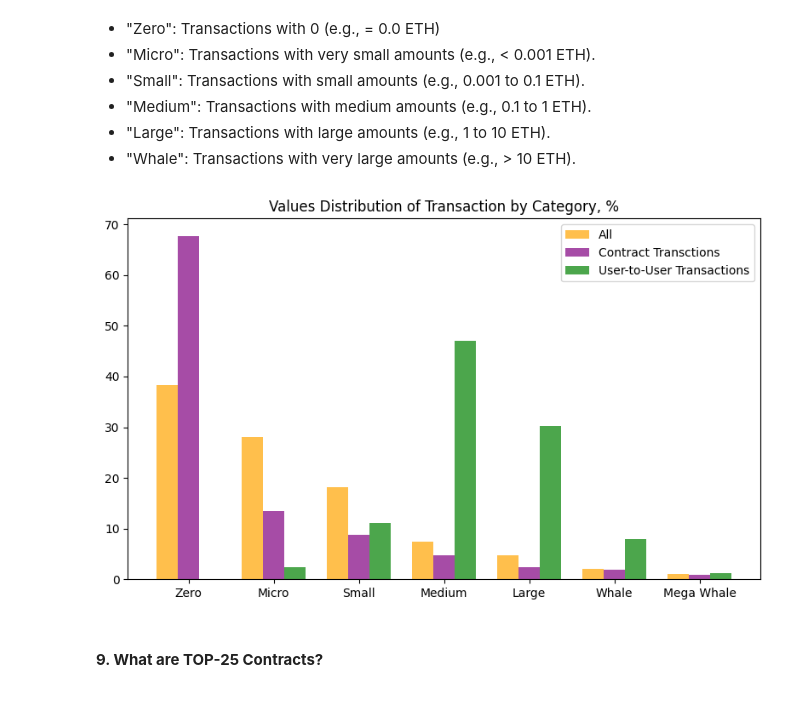
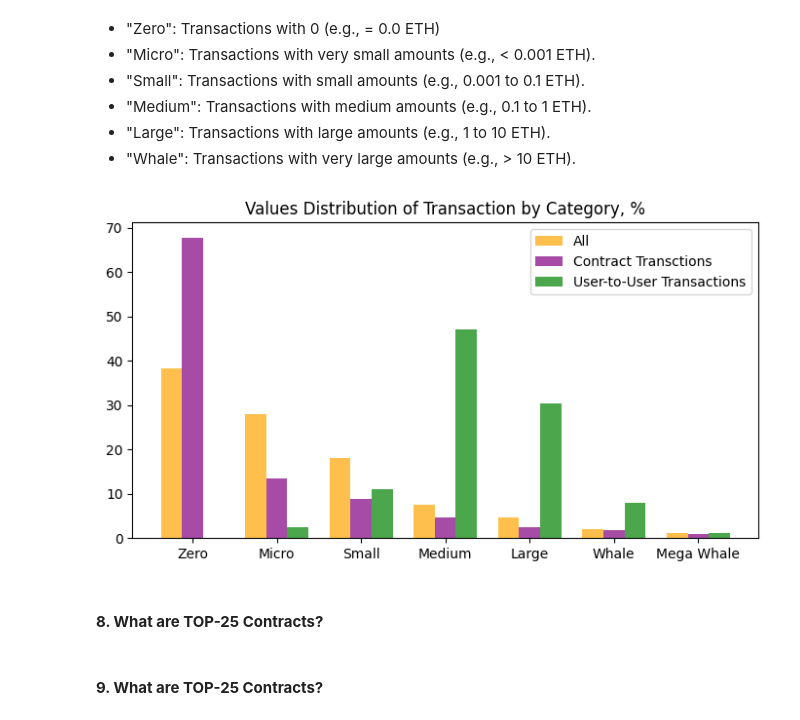
Before and after one commit to diachkina/blockchain_ethereum_project, a Jupyter notebook: ethereum_analysis.ipynb, the cells around one changed output. Cells and saved outputs as stored; diff of their text form; code cells hidden in the pictures.

Commit message:
Values Distribution of Transaction by Category__

```diff
--- a/ethereum_analysis.ipynb
+++ b/ethereum_analysis.ipynb
@@ -237,4 +242,3 @@ plt.show()
 # %%
-df['value'] = pd.to_numeric(df['value'], errors='coerce')
-median_value = df[df['transactions_purpose'] == 'User-to-User'].value.median()
+user_to_user_median_value = df[df['transactions_purpose'] == 'User-to-User'].value.median()
 # %% [markdown]
@@ -273,31 +289,33 @@ contract_value_category_perc = df[df['transactions_purpose'] == 'Contract']['val
 # %%
 import numpy as np
 
 categories = ['Zero', 'Micro', 'Small', 'Medium', 'Large', 'Whale', 'Mega Whale']
 
 index = np.arange(len(categories))
 bar_width = 0.25
 
 user_to_user_value_category_perc = (
     user_to_user_value_category_perc
     .reindex(categories, fill_value=0)
 )
 
-plt.figure(figsize=(8, 5))
+plt.figure(figsize=(7, 4))
 
 plt.bar(index - bar_width, general_value_category_perc, bar_width, label='All', color='orange', alpha=0.7)
 plt.bar(index, contract_value_category_perc, bar_width, label='Contract Transctions', color='purple', alpha=0.7)
 plt.bar(index + bar_width, user_to_user_value_category_perc, bar_width, label='User-to-User Transactions', color='green', alpha=0.7)
 
 
 plt.xticks(index, categories)
 plt.title('Values Distribution of Transaction by Category, %')
 plt.legend()
 
 plt.tight_layout()
 plt.show()
 # %% [output]
-[figure, old version]
+[figure, new version]
+# %% [markdown]
+#### **8. What are TOP-25 Contracts?**
 # %% [markdown]
 #### **9. What are TOP-25 Contracts?**
 # %%
```
Also changed, not shown: parts of 12 cells of this notebook.
